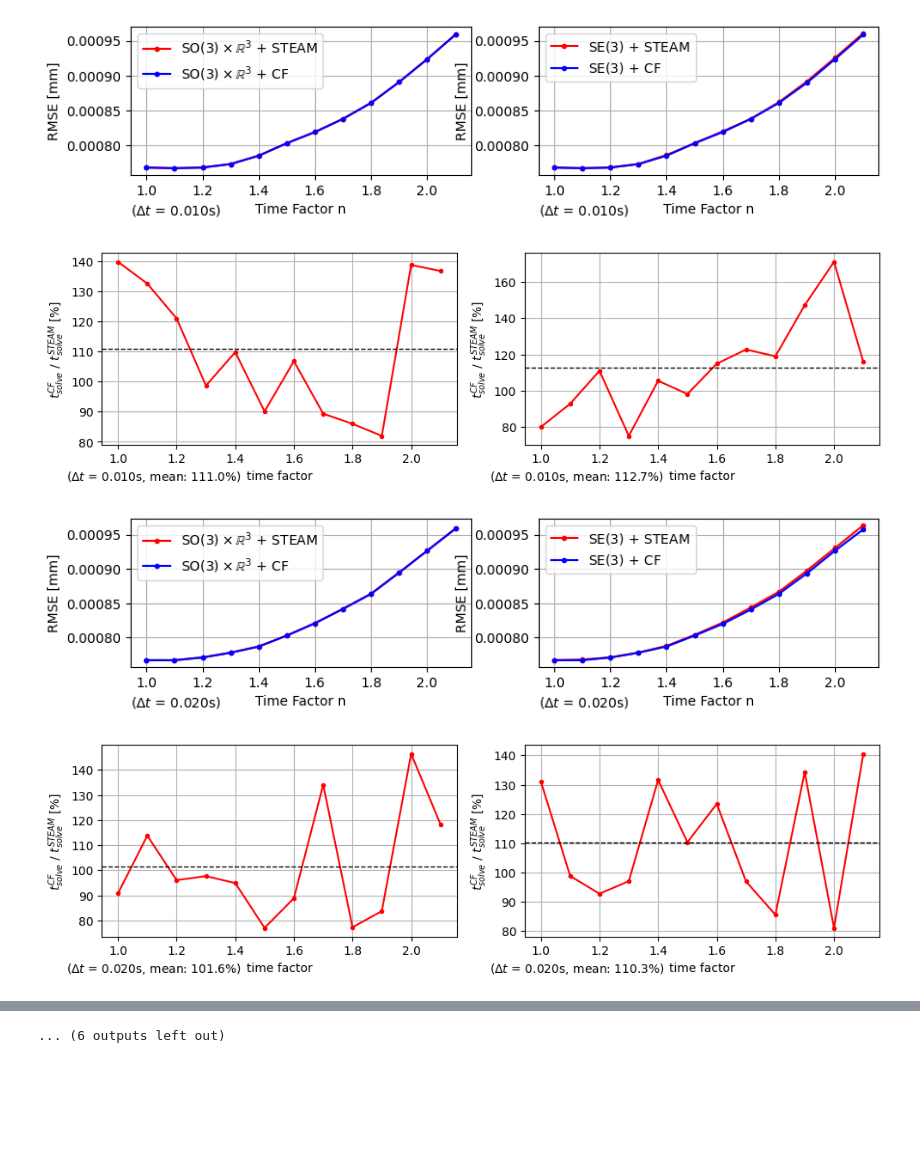
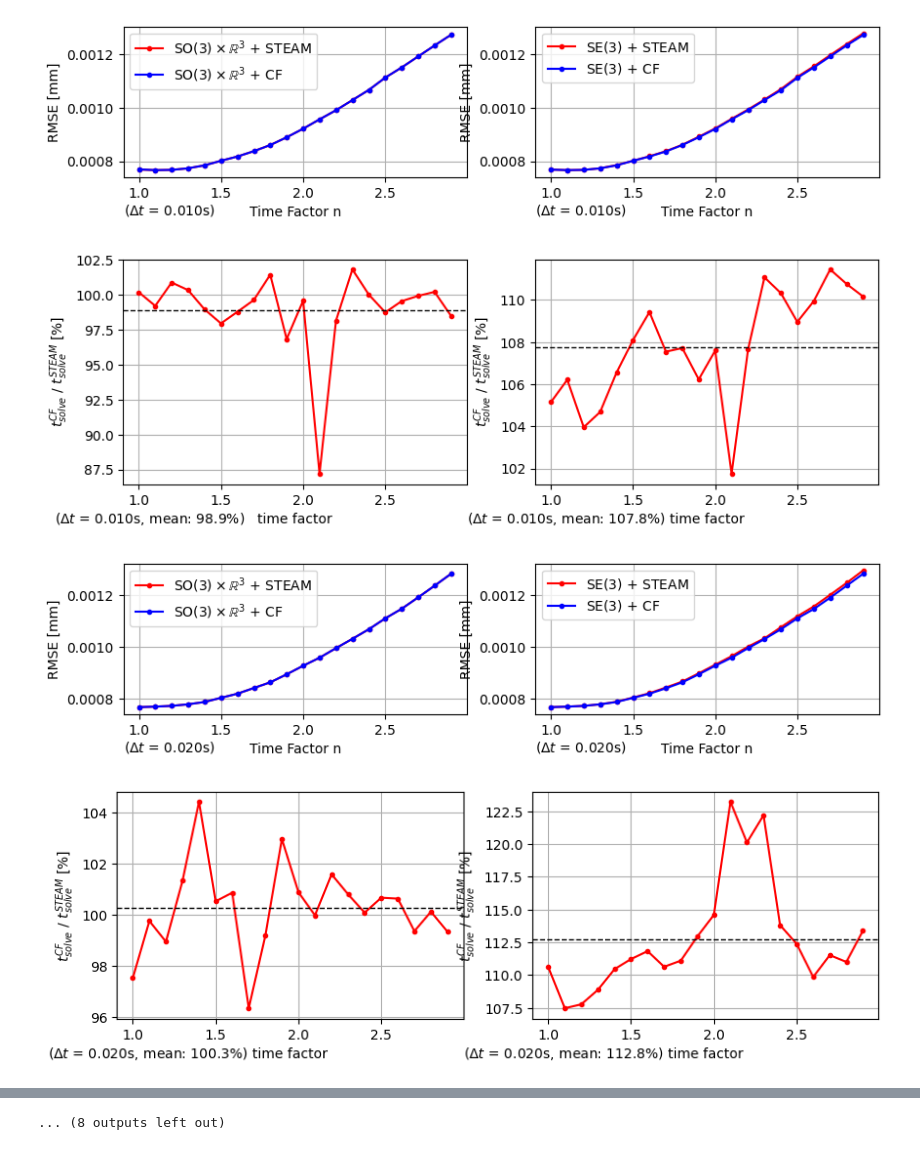
Before and after one commit to brytsknguyen/gptr, a Jupyter notebook: scripts/analyze_vi.ipynb, the cells around one changed output, grey strips where cells are left out. Cells and saved outputs as stored; diff of their text form; code cells hidden in the pictures; blank space fills up the shorter version.

```diff
--- a/scripts/analyze_vi.ipynb
+++ b/scripts/analyze_vi.ipynb
@@ -4,8 +4,8 @@ import numpy as np
 import matplotlib.pyplot as plt
 
 log_dir = '/media/tmn/mySataSSD1/Experiments/gptr_v2/logs/vicalib/'
-# df = pd.read_csv(log_dir + '/logvicalib_backup.csv')
-df = pd.read_csv(log_dir + '/vicalib.csv')
+df = pd.read_csv(log_dir + '/logvicalib_backup.csv')
+# df = pd.read_csv(log_dir + '/vicalib.csv')
 
 df.sort_values(by=['tskew', 'dt'], inplace=True)
 
@@ -48,42 +48,42 @@ for m in ms:
 
     # if m not in [0.05, 0.1]:
     #     continue
 
     dftemp = df[(df['m'] == m) ]
     fig, ax = plt.subplots(1, 2, figsize=(10, 2))
     plotAPCF(ax[0], dftemp, 'SO3xR3', m)
     plotAPCF(ax[1], dftemp, 'SE3', m)
 
     ylims = ax[0].get_ylim() + ax[1].get_ylim()
     ymin, ymax = min(ylims), max(ylims)
 
     ax[0].set_ylim([ymin, ymax])
     ax[1].set_ylim([ymin, ymax])
 
     ymean = ymin + (ymax - ymin)*0.45
-    ax[0].text(0, -0.270,  f'($\Delta t$ = {m:.3f}s)', transform=ax[0].transAxes)
-    ax[1].text(0, -0.270,  f'($\Delta t$ = {m:.3f}s)', transform=ax[1].transAxes)
+    ax[0].text(0, -0.25,  f'($\Delta t$ = {m:.3f}s)', transform=ax[0].transAxes)
+    ax[1].text(0, -0.25,  f'($\Delta t$ = {m:.3f}s)', transform=ax[1].transAxes)
 
     # ax[0].set_xticks(np.arange(1, 25, 5))
     # ax[1].set_xticks(np.arange(1, 25, 5))
 
     plt.show()
 
-    fig.tight_layout()
-    fig.savefig(log_dir + f'vi_so3xr3_dt_{int(m*1000):03d}.jpg', dpi=300)
+    # fig.tight_layout()
+    fig.savefig(log_dir + f'vi_so3xr3_dt_{int(m*1000):03d}.jpg', bbox_inches='tight', dpi=300)
 
     # Plot the computational time
     fig, ax = plt.subplots(1, 2, figsize=(10, 3))
     mean0 = plotAPCFTslv(ax[0], dftemp, 'SO3xR3', m)
     mean1 = plotAPCFTslv(ax[1], dftemp, 'SE3', m)
 
-    ax[0].text(-0.1, -0.185, f'($\Delta t$ = {m:.3f}s, mean: {mean0:.1f}%)', transform=ax[0].transAxes)
-    ax[1].text(-0.1, -0.185, f'($\Delta t$ = {m:.3f}s, mean: {mean1:.1f}%)', transform=ax[1].transAxes)
+    ax[0].text(-0.2, -0.175, f'($\Delta t$ = {m:.3f}s, mean: {mean0:.1f}%)', transform=ax[0].transAxes)
+    ax[1].text(-0.2, -0.175, f'($\Delta t$ = {m:.3f}s, mean: {mean1:.1f}%)', transform=ax[1].transAxes)
 
-    fig.tight_layout()
-    fig.savefig(log_dir + f'vi_so3xr3_tslv_dt_{int(m*1000):03d}.jpg', dpi=300)
+    # fig.tight_layout()
+    fig.savefig(log_dir + f'vi_so3xr3_tslv_dt_{int(m*1000):03d}.jpg', bbox_inches='tight', dpi=300)
 # %% [output]
-[figure, old version]
+[figure, new version]
-[figure, old version]
+[figure, new version]
-[figure, old version]
+[figure, new version]
-[figure, old version]
+[figure, new version]
@@ -98 +98 @@ for m in ms:
-... (6 outputs left out)
+... (8 outputs left out)
```
Also changed, not shown: parts of 1 cell of this notebook, 11 other files.
